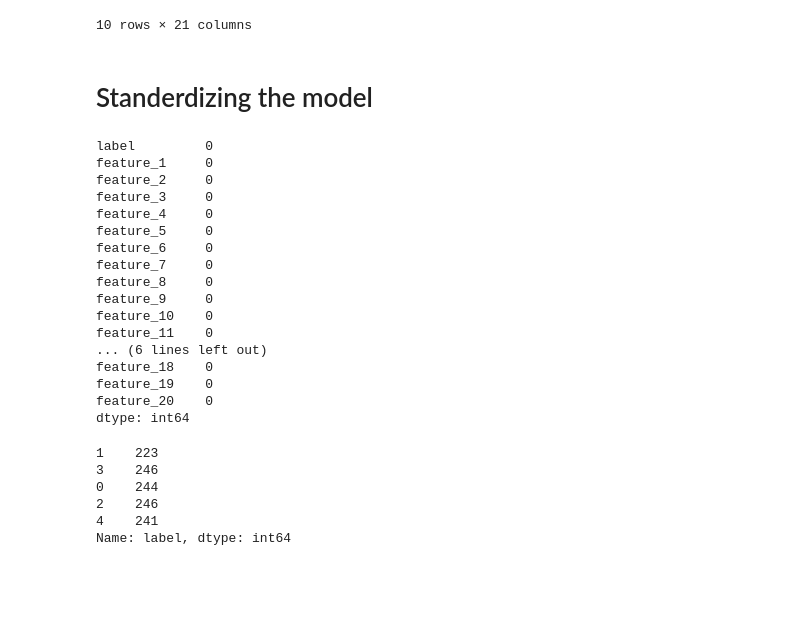
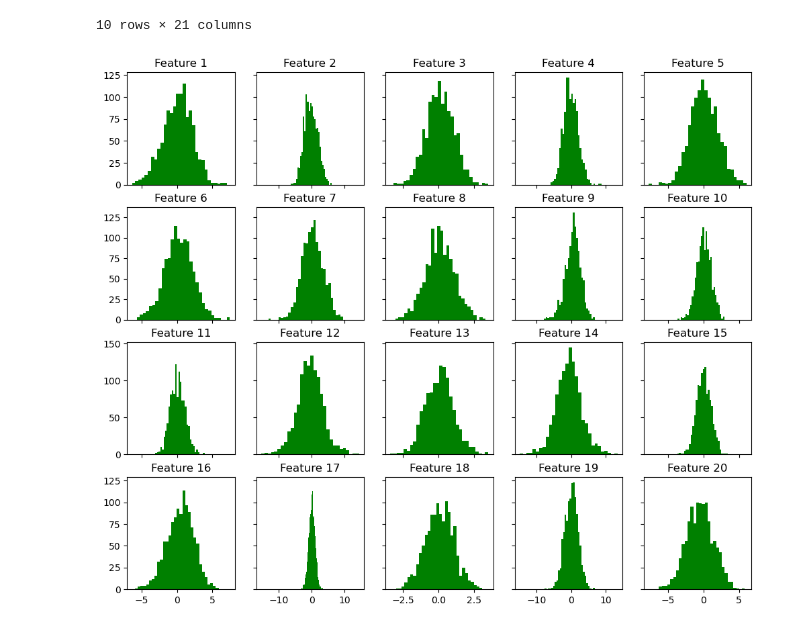
Before and after one commit to MattiaBarbiere/ML-project, a Jupyter notebook: project.ipynb, the cells around one changed output. Drawn from its saved outputs; the diff is of its cells as text; code cells hidden in the pictures; blank space fills up the shorter version.

```diff
--- a/project.ipynb
+++ b/project.ipynb
@@ -70,34 +30,17 @@ df.head(10)
 | 8 | 2 | -1.331660 | 0.894030 | 0.167612 | -2.500779 | 2.216463 | 5.035682 | -5.196242 | 0.905760 | ... |
 | 9 | 3 | 0.437816 | -0.601652 | -0.031859 | -1.010379 | -1.492245 | 1.222452 | 3.299241 | 0.504061 | ... |
 10 rows × 21 columns
-# %% [markdown]
-# Standerdizing the model
-# %%
-df.isna().sum()
-# %% [output]
-label         0
-feature_1     0
-feature_2     0
-feature_3     0
-feature_4     0
-feature_5     0
-feature_6     0
-feature_7     0
-feature_8     0
-feature_9     0
-feature_10    0
-feature_11    0
-... (6 lines left out)
-feature_18    0
-feature_19    0
-feature_20    0
-dtype: int64
-# %%
-df['label'].value_counts(sort=False)
-# %% [output]
-1    223
-3    246
-0    244
-2    246
-4    241
-Name: label, dtype: int64
+# %%
+fig, ax = plt.subplots(4, 5, figsize=(12, 10), sharex='col', sharey='row')
+
+f = 1
+for r in range(4):
+    for c in range(5):
+        current_feature = df.columns[f]
+        ax[r, c].hist(x=df[current_feature], color="green", bins=30)
+        ax[r, c].set_title(f"Feature {f}")
+        f += 1
+
+plt.show()
+# %% [output]
+[figure, added]
```
Also changed, not shown: parts of 23 cells of this notebook.
